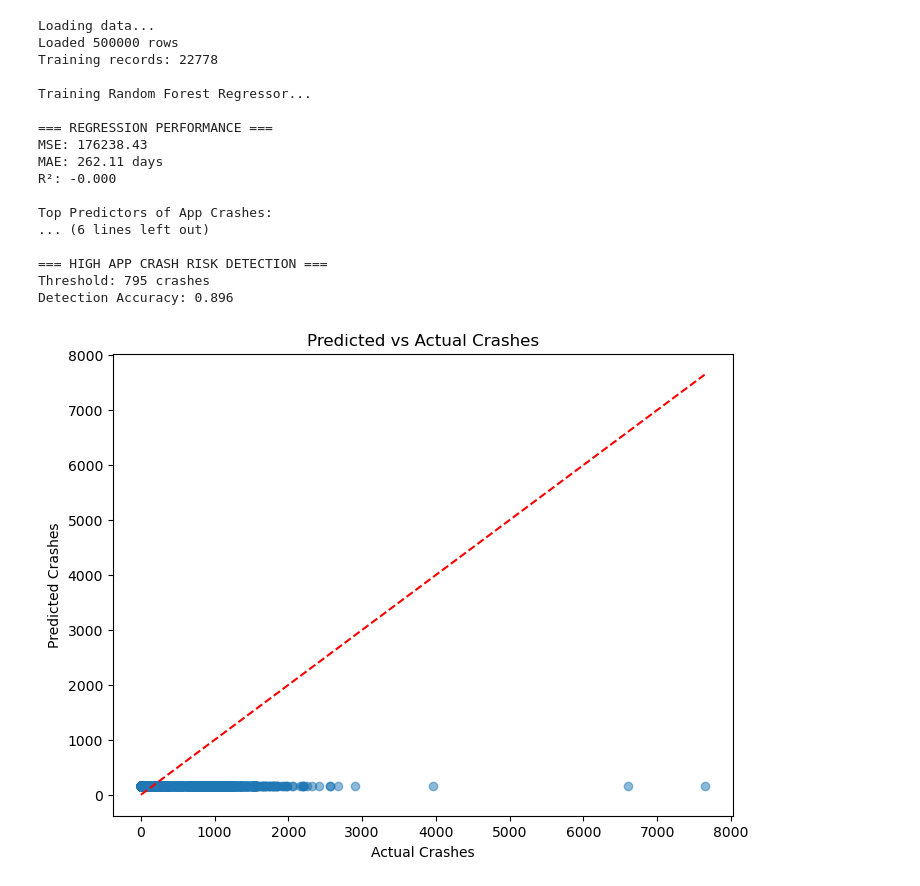
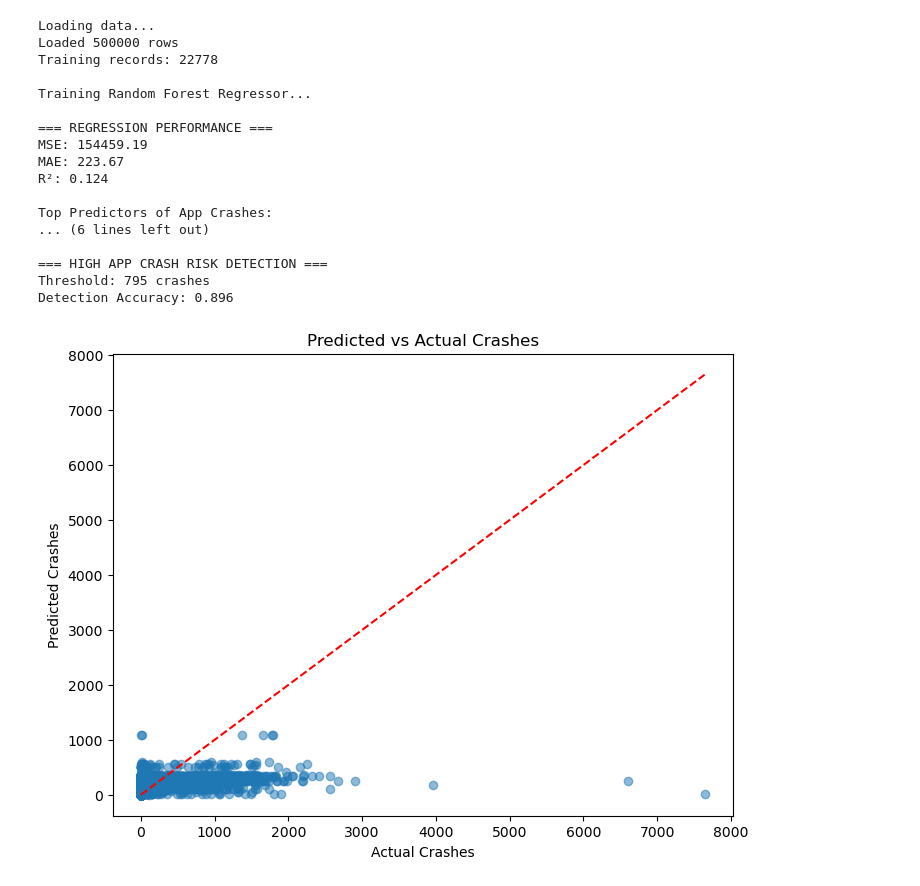
Before and after one commit to LexeighK/CapstoneData, a Jupyter notebook: FeatureModels/ModelsRound2ElectricBoogaloo/appCrash 2.ipynb, the cells around one changed output. Cells and saved outputs as stored; diff of their text form; code cells hidden in the pictures.

```diff
--- a/FeatureModels/ModelsRound2ElectricBoogaloo/appCrash 2.ipynb
+++ b/FeatureModels/ModelsRound2ElectricBoogaloo/appCrash 2.ipynb
@@ -55,23 +55,12 @@ feature_cols = ['max_cpu_usage', 'avg_memory_utilization', 'cpu_count', 'memory_
 def add_threshold_features(df):
     df = df.copy()
 
-    df['max_cpu_usage'] = (df['max_cpu_usage'] > 10)
-    df['max_cpu_usage'] = (df['max_cpu_usage'] < 15)
-
-    df['avg_memory_utilization'] = (df['avg_memory_utilization'] > 50)
-    df['avg_memory_utilization'] = (df['avg_memory_utilization'] < 65)
-
-    df['cpu_count'] = (df['cpu_count'] > 6500)
-    df['cpu_count'] = (df['cpu_count'] < 7250)
-
-    df['avg_cpu_temp'] = (df['avg_cpu_temp'] > 50)
-    df['avg_cpu_temp'] = (df['avg_cpu_temp'] < 75)
-
-    df['memory_size_gb'] = (df['memory_size_gb'] >= 16)
-    df['memory_size_gb'] = (df['memory_size_gb'] <= 18)
-
-    df['uptime_days'] = (df['uptime_days'] >= 26)
-    df['uptime_days'] = (df['uptime_days'] <= 28)
+    df['max_cpu_usage'] = (df['max_cpu_usage'] > 10) & (df['max_cpu_usage'] < 15)
+    df['avg_memory_utilization'] = (df['avg_memory_utilization'] > 50) & (df['avg_memory_utilization'] < 65)
+    df['cpu_count'] = (df['cpu_count'] > 6500) & (df['cpu_count'] < 7250)
+    df['avg_cpu_temp'] = (df['avg_cpu_temp'] > 50) & (df['avg_cpu_temp'] < 75)
+    df['memory_size_gb'] = (df['memory_size_gb'] >= 16) & (df['memory_size_gb'] <= 18)
+    df['uptime_days'] = (df['uptime_days'] >= 26) & (df['uptime_days'] <= 28)
 
     return df
 
@@ -102,7 +91,7 @@ r2 = r2_score(y_test, y_pred)
 
 print("\n=== REGRESSION PERFORMANCE ===")
 print(f"MSE: {mse:.2f}")
-print(f"MAE: {mae:.2f} days")
+print(f"MAE: {mae:.2f}")
 print(f"R²: {r2:.3f}")
 
 #Feature importance
@@ -122,34 +111,34 @@ risk_accuracy = (actual_high_risk == pred_high_risk).mean()
 
 print("\n=== HIGH APP CRASH RISK DETECTION ===")
 print(f"Threshold: {risk_threshold:.0f} crashes")
 print(f"Detection Accuracy: {risk_accuracy:.3f}")
 
 #Visualizing
 plt.figure(figsize=(8,6))
 plt.scatter(y_test, y_pred, alpha=0.5)
 plt.plot([y_test.min(), y_test.max()],
          [y_test.min(), y_test.max()],
          'r--')
 plt.xlabel("Actual Crashes")
 plt.ylabel("Predicted Crashes")
 plt.title("Predicted vs Actual Crashes")
 plt.show()
 # %% [output]
 Loading data...
 Loaded 500000 rows
 Training records: 22778
 
 Training Random Forest Regressor...
 
 === REGRESSION PERFORMANCE ===
-MSE: 176238.43
-MAE: 262.11 days
-R²: -0.000
+MSE: 154459.19
+MAE: 223.67
+R²: 0.124
 
 Top Predictors of App Crashes:
 ... (6 lines left out)
 
 === HIGH APP CRASH RISK DETECTION ===
 Threshold: 795 crashes
 Detection Accuracy: 0.896
-[figure, old version]
+[figure, new version]
```
